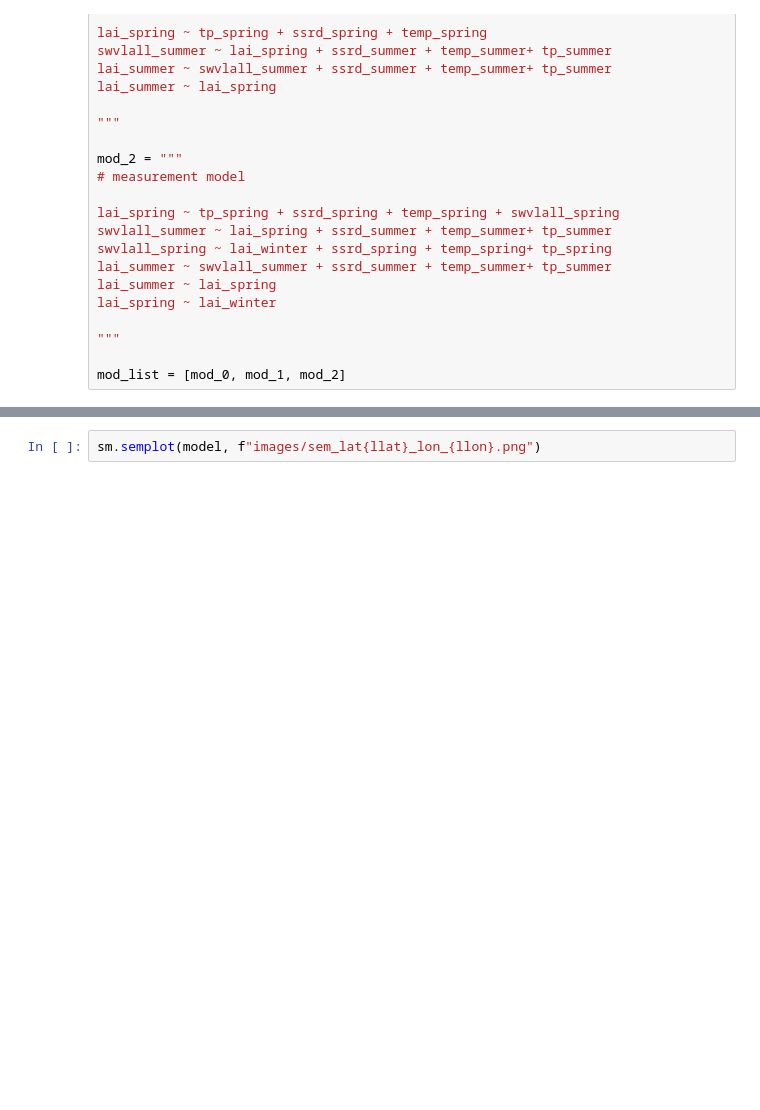
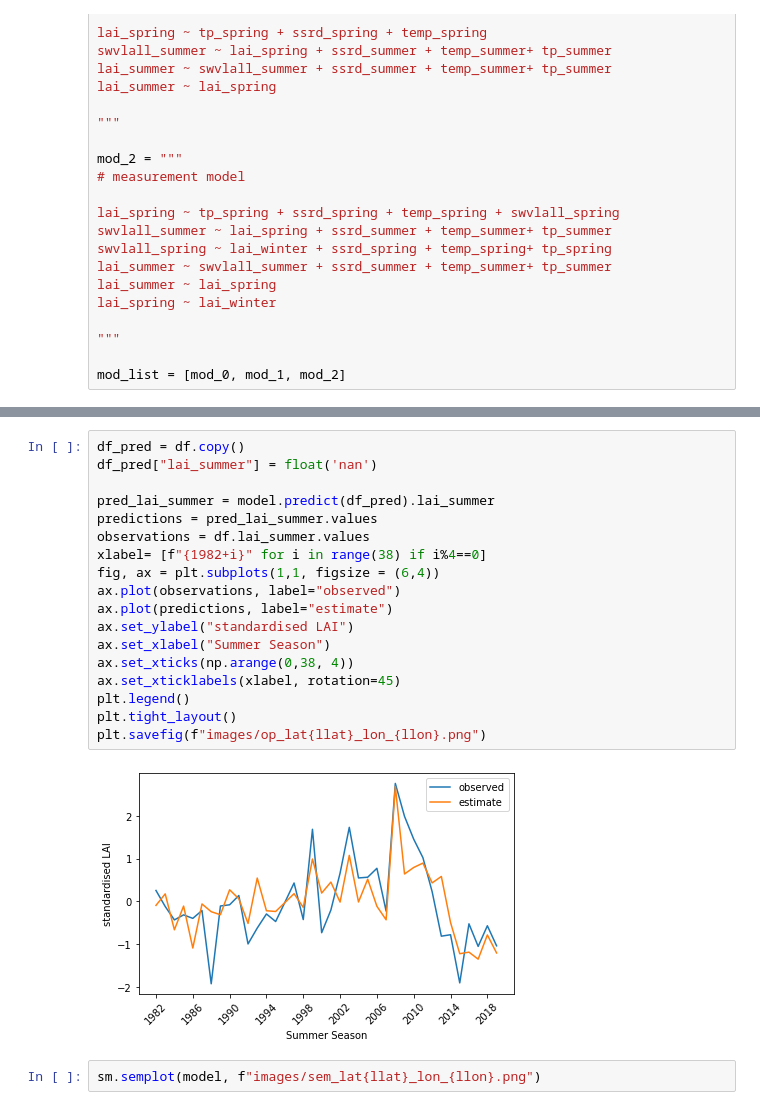
Before and after one commit to melioristic/preconditioned-compound-vegetation, a Jupyter notebook: n7_random_pixels.ipynb, the cells around one changed output, grey strips where cells are left out. Saved outputs shown, nothing was run; the diff lists cells and outputs as text; blank space fills up the shorter version.

```diff
--- a/n7_random_pixels.ipynb
+++ b/n7_random_pixels.ipynb
@@ -147,3 +147,23 @@ SolverResult(fun=0.40422864321264784, success=True, n_it=15, x=array([-0.0191230
+# %%
+df_pred = df.copy()
+df_pred["lai_summer"] = float('nan')
+
+pred_lai_summer = model.predict(df_pred).lai_summer
+predictions = pred_lai_summer.values
+observations = df.lai_summer.values
+xlabel= [f"{1982+i}" for i in range(38) if i%4==0]
+fig, ax = plt.subplots(1,1, figsize = (6,4))
+ax.plot(observations, label="observed")
+ax.plot(predictions, label="estimate")
+ax.set_ylabel("standardised LAI")
+ax.set_xlabel("Summer Season")
+ax.set_xticks(np.arange(0,38, 4))
+ax.set_xticklabels(xlabel, rotation=45)
+plt.legend()
+plt.tight_layout()
+plt.savefig(f"images/op_lat{llat}_lon_{llon}.png")
+# %% [output]
+[figure, added]
 # %%
 sm.semplot(model, f"images/sem_lat{llat}_lon_{llon}.png")
 # %% [output]
```
Also changed, not shown: parts of 1 cell of this notebook, 7 other files.
